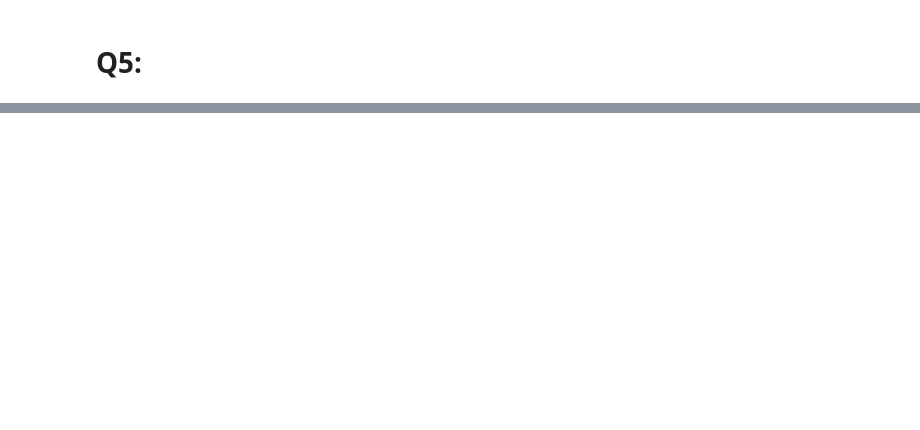
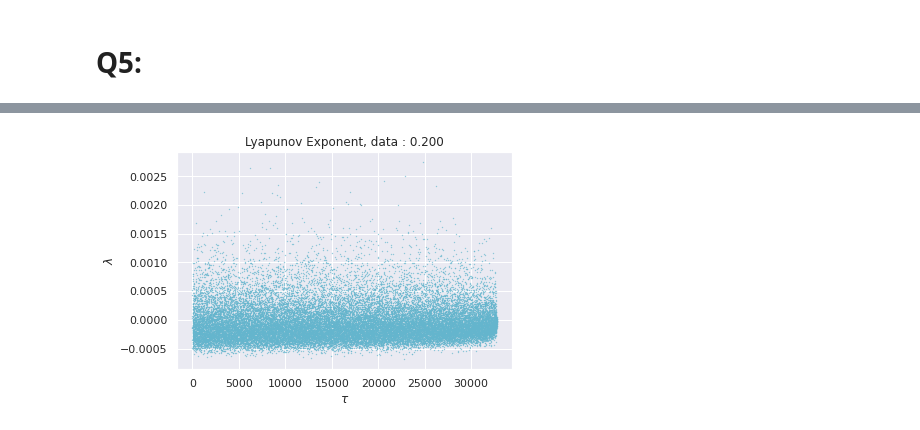
Before and after one commit to MohiMozaffari/Computational-Physics, a Jupyter notebook: HW9/HW9.ipynb, the cells around one changed output, grey strips where cells are left out. Cells and saved outputs as stored; diff of their text form; code cells hidden in the pictures; blank space fills up the shorter version.

```diff
--- a/HW9/HW9.ipynb
+++ b/HW9/HW9.ipynb
@@ -120,0 +191,17 @@ plt.show()
+# %%
+num_initial = 1000
+epsilon = 1e-6
+# %%
+lx , ly, lz = 0, 0, 0
+for n in range(num_initial):
+    x_int = x0 + epsilon*np.random.randn(3)
+    sol_int = odeint(f, x_int, t)
+    delta_n_x = abs(sol_int[:, 0] - sol[:, 0])
+    delta_n_y = abs(sol_int[:, 1] - sol[:, 1])
+    delta_n_z = abs(sol_int[:, 2] - sol[:, 2])
+    lx = np.mean(np.log(delta_n_x/x_int[0]))
+    ly = np.mean(np.log(delta_n_y/x_int[1]))
+    lz = np.mean(np.log(delta_n_z/x_int[2]))
+lx /= num_initial
+ly /= num_initial
+lz /= num_initial
@@ -174,0 +218,29 @@ AxisError: axis 1 is out of bounds for array of dimension 1
+# %%
+@njit
+def lyapunov_exp(data):
+    L = []
+    N = len(data)
+    def d_n(data, n, tau):
+        return abs(data[n+tau] - data[n])
+    for tau in range(N):
+        l = 0
+        d0 = d_n(data, 0, tau)
+        if d0 != 0:
+            for n in range(1, N-tau):
+                dn = d_n(data, n, tau)
+                l += np.log(dn/d0)/n
+            l /= N
+            L.append(l)
+    return L
+# %%
+data1 = np.loadtxt("/home/mohaddeseh/Documents/Programing/Computational/HW9/chaotic_data/0.200.txt")
+data1 = data1[:,1]
+l1 = lyapunov_exp(data1)
+# %%
+plt.scatter(range(len(l1)), l1, s=0.1, color="c")
+plt.title('Lyapunov Exponent, data : 0.200')
+plt.ylabel('$\lambda$')
+plt.xlabel(r'$\tau$')
+plt.show()
+# %% [output]
+[figure, added]
```
Also changed, not shown: parts of 32 cells of this notebook, 2 other files.
